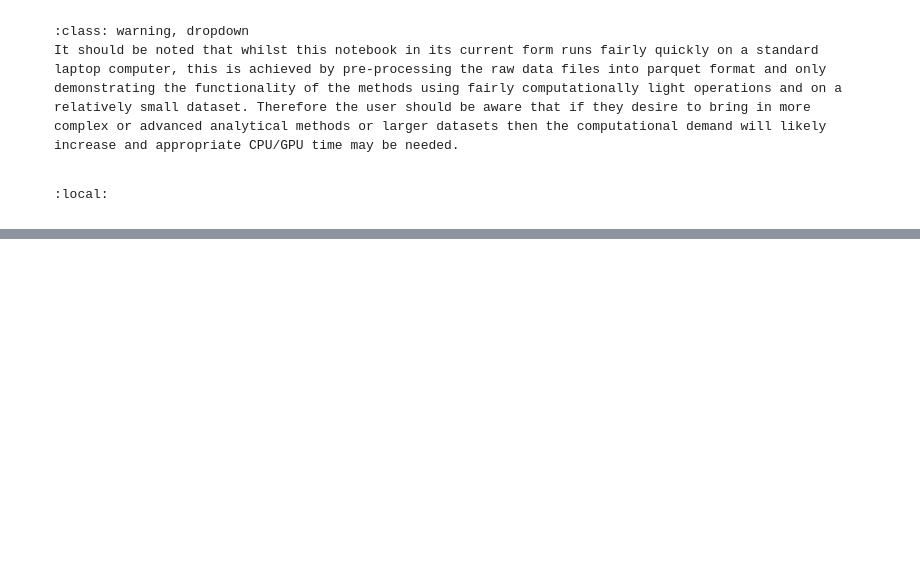
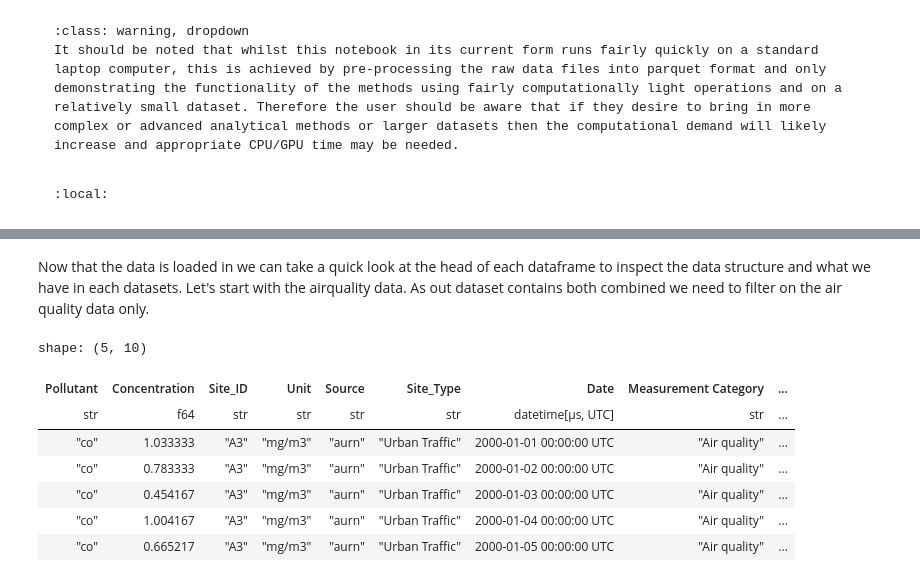
Before and after one commit to NERC-CEH/ds-toolbox-notebook-EEX-placebased-exposure, a Jupyter notebook: EEX-placebased-exposure.ipynb, the cells around one changed output, grey strips where cells are left out. Cells and saved outputs as stored; diff of their text form; code cells hidden in the pictures; blank space fills up the shorter version.

```diff
--- a/EEX-placebased-exposure.ipynb
+++ b/EEX-placebased-exposure.ipynb
@@ -82,3 +108,16 @@ NUTS_gdf = gpd.read_file(data_path + 'NUTS_Level_1_January_2018_GCB_in_the_Unite
 #Read in the pre-processed data.
 all_data       = pl.read_parquet(data_path + "EEX_all_data.parquet")
 Sites_info_gdf = gpd.read_parquet(data_path + "Sites_info_gdf.parquet")
+# %% [markdown]
+Now that the data is loaded in we can take a quick look at the head of each dataframe to inspect the data structure and what we have in each datasets. Let's start with the airquality data. As out dataset contains both combined we need to filter on the air quality data only.
+# %%
+all_data.filter(pl.col('Measurement Category') == 'Air quality').head()
+# %% [output]
+shape: (5, 10)
+| Pollutant | Concentration | Site_ID | Unit | Source | Site_Type | Date | Measurement Category | ... |
+| str | f64 | str | str | str | str | datetime[μs, UTC] | str | ... |
+| "co" | 1.033333 | "A3" | "mg/m3" | "aurn" | "Urban Traffic" | 2000-01-01 00:00:00 UTC | "Air quality" | ... |
+| "co" | 0.783333 | "A3" | "mg/m3" | "aurn" | "Urban Traffic" | 2000-01-02 00:00:00 UTC | "Air quality" | ... |
+| "co" | 0.454167 | "A3" | "mg/m3" | "aurn" | "Urban Traffic" | 2000-01-03 00:00:00 UTC | "Air quality" | ... |
+| "co" | 1.004167 | "A3" | "mg/m3" | "aurn" | "Urban Traffic" | 2000-01-04 00:00:00 UTC | "Air quality" | ... |
+| "co" | 0.665217 | "A3" | "mg/m3" | "aurn" | "Urban Traffic" | 2000-01-05 00:00:00 UTC | "Air quality" | ... |
```
Also changed, not shown: parts of 9 cells of this notebook.
